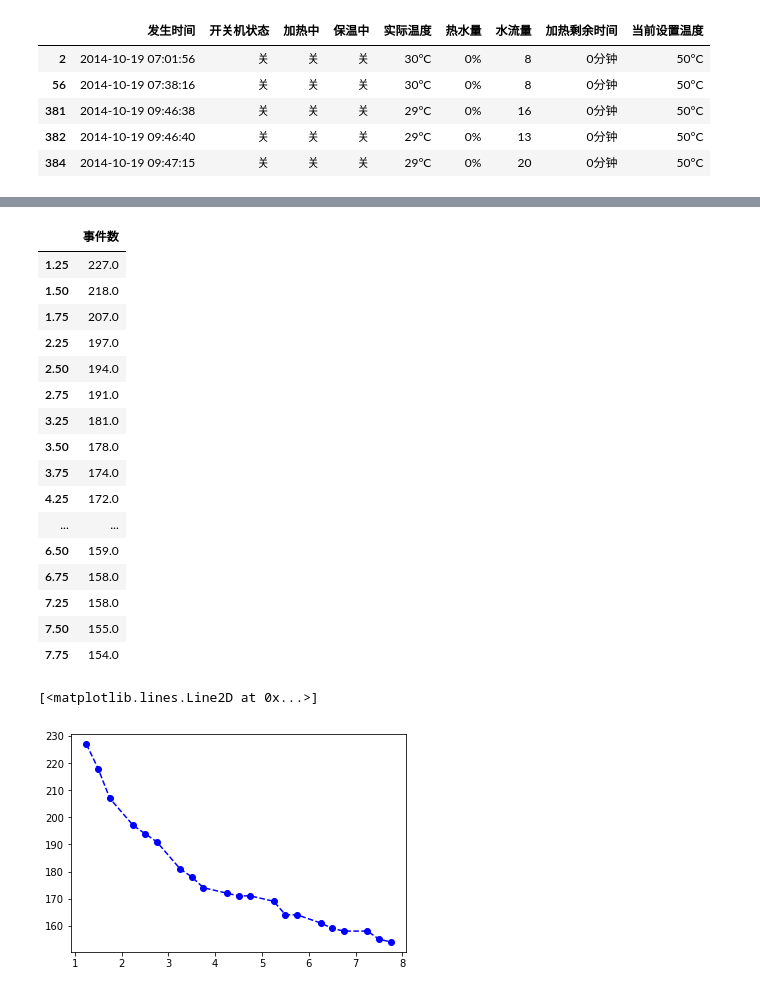
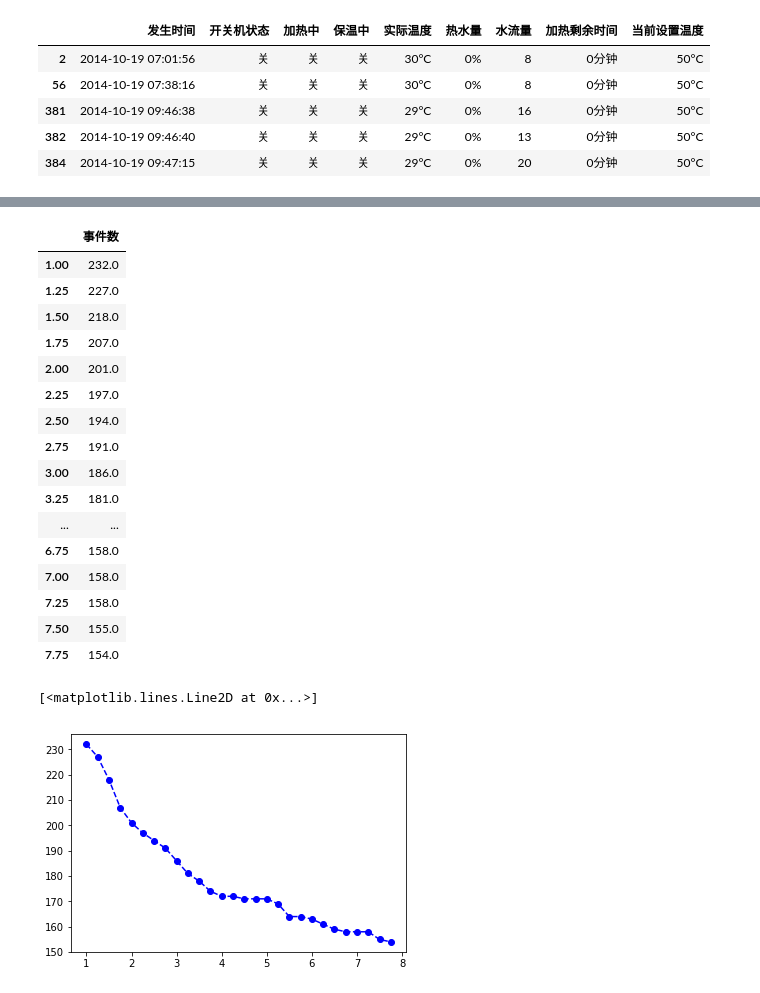
Before and after one commit to longfengpili/Python-Practice-of-Data-Analysis-and-Mining, a Jupyter notebook: chapter10家用电器用户行为分析与事件识别.ipynb, the cells around one changed output, grey strips where cells are left out. Drawn from its saved outputs; the diff is of its cells as text; code cells hidden in the pictures.

```diff
--- a/chapter10家用电器用户行为分析与事件识别.ipynb
+++ b/chapter10家用电器用户行为分析与事件识别.ipynb
@@ -56,7 +56,8 @@ See the caveats in the documentation: http://pandas.pydata.org/pandas-docs/stabl
 | 382 | 2014-10-19 09:46:40 | 关 | 关 | 关 | 29°C | 0% | 13 | 0分钟 | 50°C | 00:00:02 |
 | 384 | 2014-10-19 09:47:15 | 关 | 关 | 关 | 29°C | 0% | 20 | 0分钟 | 50°C | 00:00:35 |
 # %%
+pd.Timedelta
 timehold = pd.Timedelta(minutes = 4)
-result2['id'] = (result2.diff > timehold).cumsum() + 1
+result2['id'] = (result2['diff'] > timehold).cumsum() + 1
 result2[:5]
 # %% [output]
@@ -73,30 +76,30 @@ See the caveats in the documentation: http://pandas.pydata.org/pandas-docs/stabl
 # %%
 time_to_times = DataFrame(columns=['事件数'])
 for i in range(1,8):
-    for j in [0.25,0.5,0.75]:
+    for j in [0,0.25,0.5,0.75]:
         timehold = pd.Timedelta(minutes = i + j)
-        id = (result2.diff > timehold).cumsum() + 1
+        id = (result2['diff'] > timehold).cumsum() + 1
         k = len(id.unique())
         time_to_times.loc[i+j,:] = k
 time_to_times.dropna()
 plt.plot(time_to_times,'bo--')
 # %% [output]
 |  | 事件数 |
+| 1.00 | 232.0 |
 | 1.25 | 227.0 |
 | 1.50 | 218.0 |
 | 1.75 | 207.0 |
+| 2.00 | 201.0 |
 | 2.25 | 197.0 |
 | 2.50 | 194.0 |
 | 2.75 | 191.0 |
+| 3.00 | 186.0 |
 | 3.25 | 181.0 |
-| 3.50 | 178.0 |
-| 3.75 | 174.0 |
-| 4.25 | 172.0 |
 | ... | ... |
-| 6.50 | 159.0 |
 | 6.75 | 158.0 |
+| 7.00 | 158.0 |
 | 7.25 | 158.0 |
 | 7.50 | 155.0 |
 | 7.75 | 154.0 |
 [<matplotlib.lines.Line2D at 0x...>]
-[figure, old version]
+[figure, new version]
```
Also changed, not shown: parts of 13 cells of this notebook.
